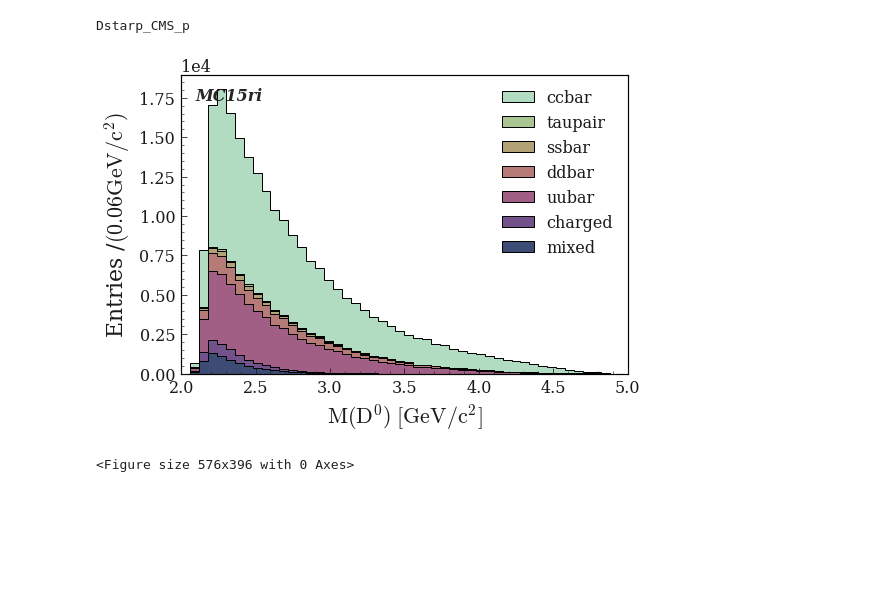
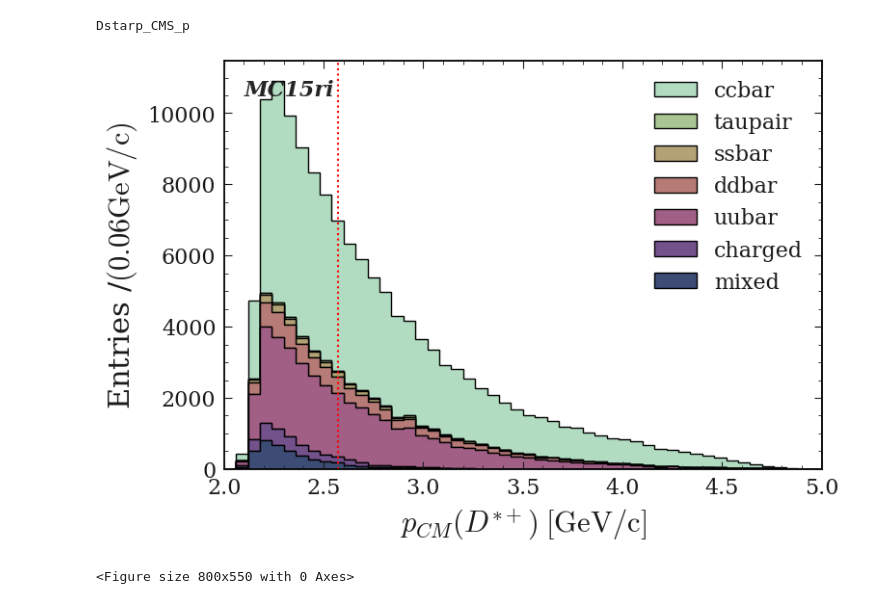
Before and after one commit to jykim-physics/DRAW_and_FITTING, a Jupyter notebook: main/DRAW_1D/kekcc_rhog.ipynb, the cells around one changed output. Saved outputs shown, nothing was run; the diff lists cells and outputs as text; code cells hidden in the pictures; blank space fills up the shorter version.

```diff
--- a/main/DRAW_1D/kekcc_rhog.ipynb
+++ b/main/DRAW_1D/kekcc_rhog.ipynb
@@ -23,6 +22,8 @@ The autoreload extension is already loaded. To reload it, use:
 # %%
-base_file_loc = '/group/belle/users/jaeyoung/storage/01_recon/pre_skim_1ab_inv/'
-base_file_loc = '/group/belle/users/jaeyoung/storage/01_recon/pre_extract_skim_1ab_inv/'
+# base_file_loc = '/group/belle/users/jaeyoung/storage/01_recon/pre_skim_1ab_inv/'
+# base_file_loc = '/group/belle/users/jaeyoung/storage/01_recon/pre_extract_skim_1ab_inv/'
+# base_file_loc =  '/media/jykim/T7/storage/01_recon/skim_gE_700MEV_1abinv_pre_extraction/'
+base_file_loc =  '/media/jykim/T7/storage/01_recon/trainv2new_pre_extract/'
 
 phigamma_ccbar = base_file_loc + 'ccbar/recon_udst_*.root'
 phigamma_uubar = base_file_loc + 'uubar/recon_udst_*.root'
@@ -43,7 +44,7 @@ base_filter='Pis_charge==1 && D0_M>1.67 && D0_M<2.06 '
 
 #ccbar_filter='Pi0_Prob<0.9 && D0_M>1.67 && D0_M<2.06 && (iCascDcyBrP_D0_0 !=0 ) && (phi_rank_Dstp ==1)'
 
-variables=['D0_M','D0_cosHel_0','Rho_M','Dstarp_Q','Dstarp_CMS_p','Pi0_Prob']
+variables=['D0_M','D0_cosHel_0','Rho_M','Dstarp_Q','Dstarp_CMS_p','Pi0_Prob','Rho_CMS_p','Rho_pt']
 tree='rho'
 # %%
 pd_phigamma_ccbar = get_pd(file=phigamma_ccbar, tree=tree,base_filter=base_filter,variables=variables)
@@ -188,10 +187 @@ Dstarp_Q
-# %%
-sigMC_file_loc = '/group/belle/users/jaeyoung/storage/01_recon/rho/train_v2_pre_signalMC_recon_mdst_rho.root'
-base_filter='Pis_charge==1 && D0_M>1.67 && D0_M<2.06 && Dstarp_isSignal==1'
-variables=['D0_M','D0_cosHel_0','Rho_M','Dstarp_Q','Dstarp_CMS_p']
-tree='rho'
-
-xrange=(0,0.01)
-xbins = np.linspace(*xrange,51)
-pd_phigamma_sigMC = get_pd(file=sigMC_file_loc, tree=tree,base_filter=base_filter,variables=variables)
 # %%
@@ -345,36 +292,37 @@ for var in signal_variables:
     xrange=(2,5)
     xbins = np.linspace(*xrange,51)
     plt.hist(data_list[var], bins=xbins, histtype='stepfilled', stacked=True,label=labels,color=colors,edgecolor='black')
+    plt.axvline(x=2.57,  color='red', linestyle='dotted')
 
 #     plt.hist(pd_phigamma_ccbar_signal[var],bins=xbins,histtype='step',color='r',label='signal')
 
     ax = plt.gca()
 
     # Shrink current axis by 20%
     box = ax.get_position()
     ax.set_position([box.x0, box.y0, box.width , box.height])
 
     # Put a legend to the right of the current axis
     ax.legend(loc='center left', bbox_to_anchor=(1, 0.5))
     plt.legend()
 
 #     DRAW(pd_Dtokshortpi0, cut)
 
     watermark(t="",logo="MC15ri")
     ax=plt.gca()
 #     ax.set_title(r'$D^0 \to K^0_S \pi^0$ sample' )
 
     n, xe = np.histogram(ccbar_bkg[var], bins=50, range=xrange)
 
     ax.set_xlim(*xrange)
 #     ax.set_ylim(0,6000)
 
-    plt.xlabel("$\mathrm{M(D^0)} \; [\mathrm{GeV/c^2}]$")
+    plt.xlabel("$p_{CM}(D^{*+})\; [\mathrm{GeV/c}]$")
     width = xe[1]-xe[0]
-    plt.ylabel('Entries'+' /' + '$(' + ' '  + "{0:.3f}".format(width).rstrip('0').rstrip('.') + '\mathrm{GeV/c^2})$');
+    plt.ylabel('Entries'+' /' + '$(' + ' '  + "{0:.3f}".format(width).rstrip('0').rstrip('.') + '\mathrm{GeV/c})$');
     plt.show()
     plt.clf()
 # %% [output]
 Dstarp_CMS_p
-[figure, old version]
+[figure, new version]
-<Figure size 576x396 with 0 Axes>
+<Figure size 800x550 with 0 Axes>
```
Also changed, not shown: parts of 25 cells of this notebook, 12 other files.
